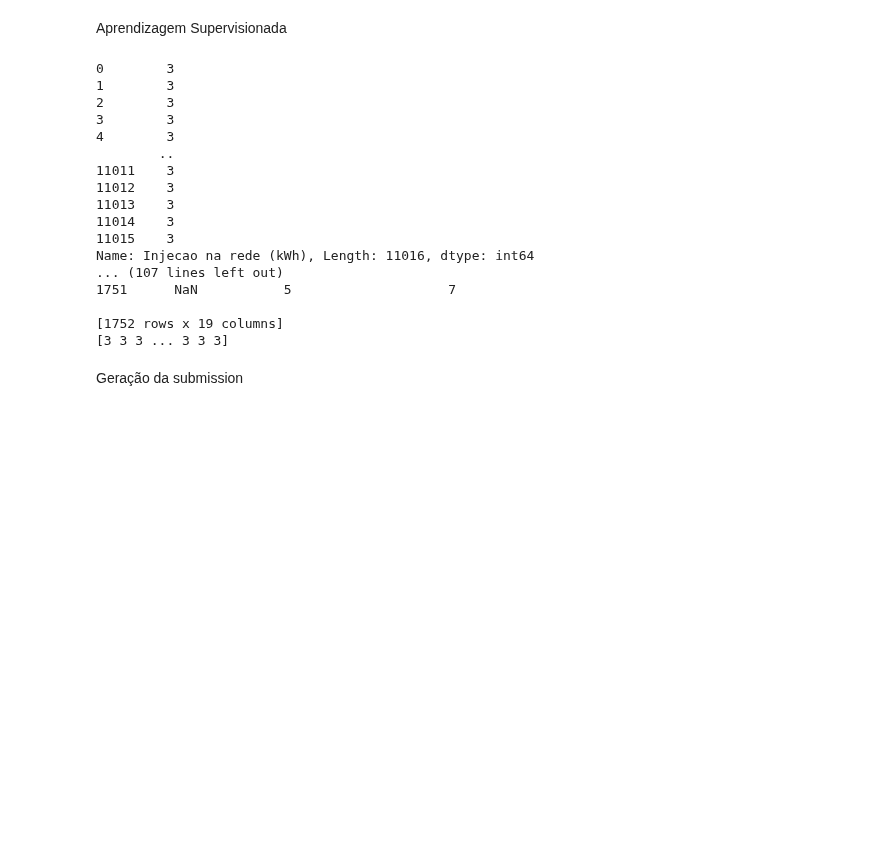
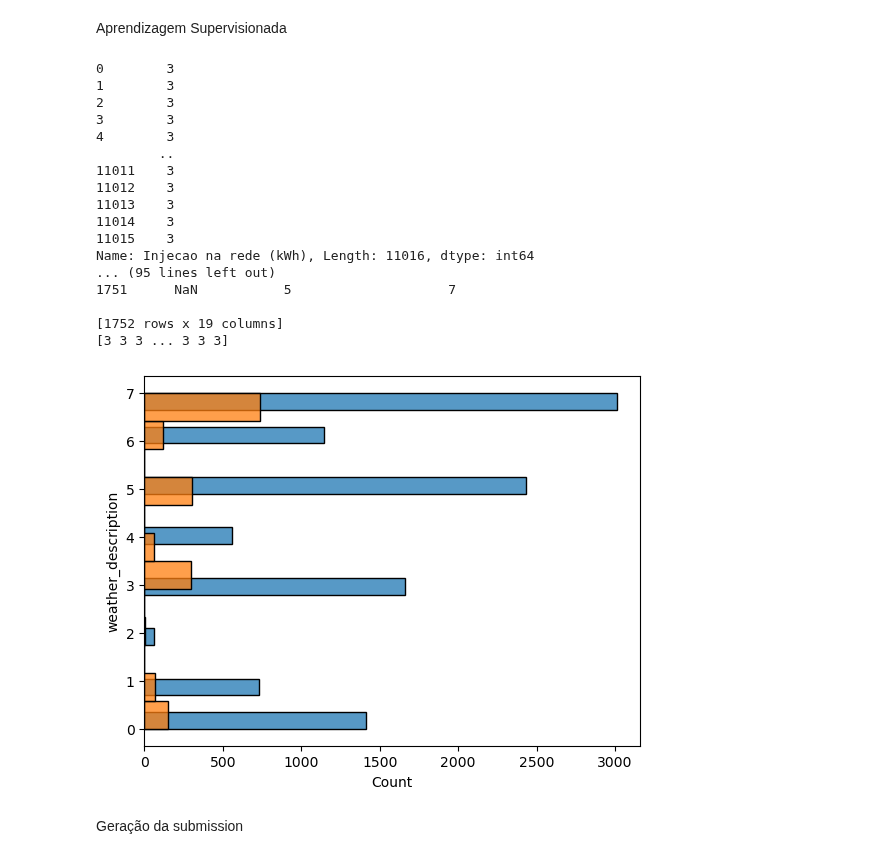
Before and after one commit to simaobarroso/tp-daa, a Jupyter notebook: competicao/comp.ipynb, the cells around one changed output. Drawn from its saved outputs; the diff is of its cells as text; code cells hidden in the pictures; blank space fills up the shorter version.

```diff
--- a/competicao/comp.ipynb
+++ b/competicao/comp.ipynb
@@ -229,14 +233,17 @@ print(df_train["Injecao na rede (kWh)"])
 label_encoder = LabelEncoder()
 #analisar os valores - não há problema
 df_train["weather_description"] = label_encoder.fit_transform(df_train['weather_description'])
-print(df_train["weather_description"])
+#print(df_train["weather_description"])
 
 df_2023["weather_description"] = label_encoder.fit_transform(df_2023['weather_description'])
 print(df_2023["weather_description"])
 
+sns.histplot(df_train["weather_description"],y=df_train["weather_description"])
+sns.histplot(df_2023["weather_description"],y=df_2023["weather_description"])
+
 # Features and target
 print(df_train.dtypes)
-x = df_train[["Normal (kWh)","Horario Economico (kWh)","Autoconsumo (kWh)","temp","feels_like","temp_min","temp_max","pressure","humidity","wind_speed","clouds_all","weather_description"]]
+x = df_train[["Hora","Normal (kWh)","Horario Economico (kWh)","Autoconsumo (kWh)","temp","feels_like","temp_min","temp_max","pressure","humidity","wind_speed","clouds_all","weather_description"]]
 y = df_train["Injecao na rede (kWh)"]
 
 print(y)
@@ -249,7 +256,7 @@ lm.fit(x, y)
 
 print(df_2023)
 df_2023.drop(['Data'], axis='columns', inplace=True)
-df_2023.drop(['Hora'], axis='columns', inplace=True)
+#df_2023.drop(['Hora'], axis='columns', inplace=True)
 df_2023.drop(['city_name'], axis='columns', inplace=True)
 df_2023.drop(['grnd_level'], axis='columns', inplace=True)
 df_2023.drop(['rain_1h'], axis='columns', inplace=True)
@@ -283,33 +290,34 @@ for elem in predict:
 # Create a DataFrame with 'RowId' and 'Result'
 data = pd.DataFrame({'RowId': range(1, len(df_2023) + 1), 'Result': prediction1})
 
 
 
 
 # Save the data to a CSV file
 #print(predict)
 data.to_csv('predictions.csv', index=False)
 
 # Print the predictions
 #print("Predictions:")
 #print(predict)
 # %% [output]
 0        3
 1        3
 2        3
 3        3
 4        3
         ..
 11011    3
 11012    3
 11013    3
 11014    3
 11015    3
 Name: Injecao na rede (kWh), Length: 11016, dtype: int64
-... (107 lines left out)
+... (95 lines left out)
 1751      NaN           5                    7
 
 [1752 rows x 19 columns]
 [3 3 3 ... 3 3 3]
+[figure, added]
 # %% [markdown]
 Geração da submission
```
Also changed, not shown: parts of 1 cell of this notebook, 1 other file.
